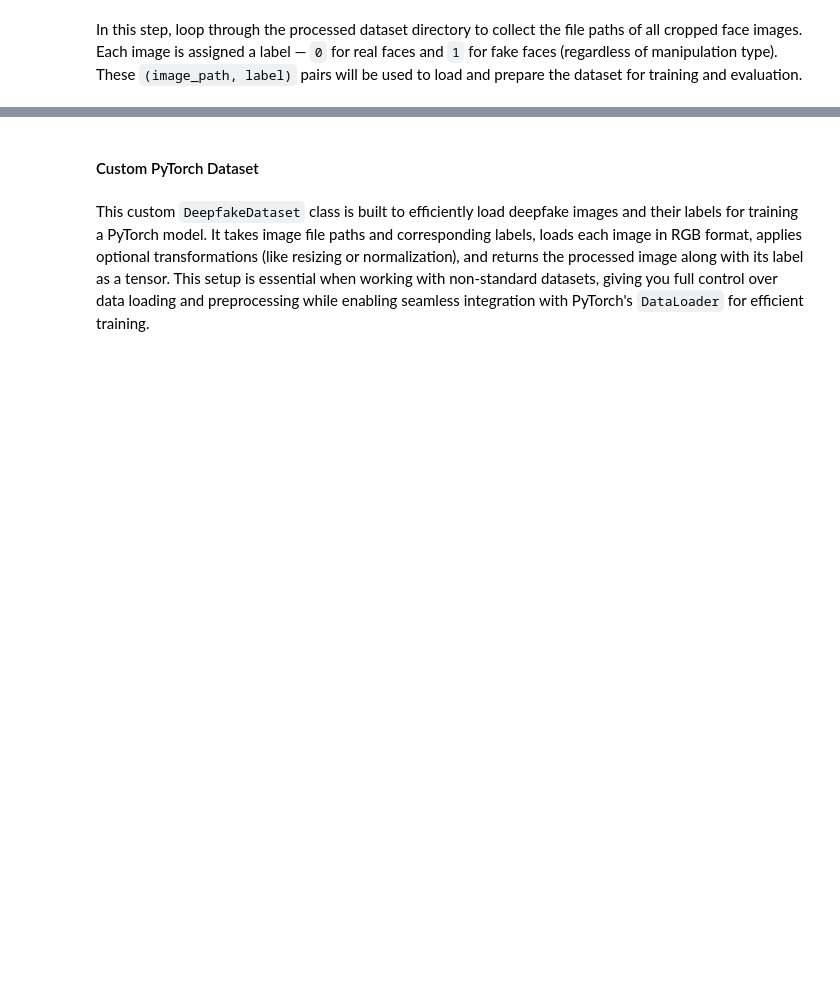
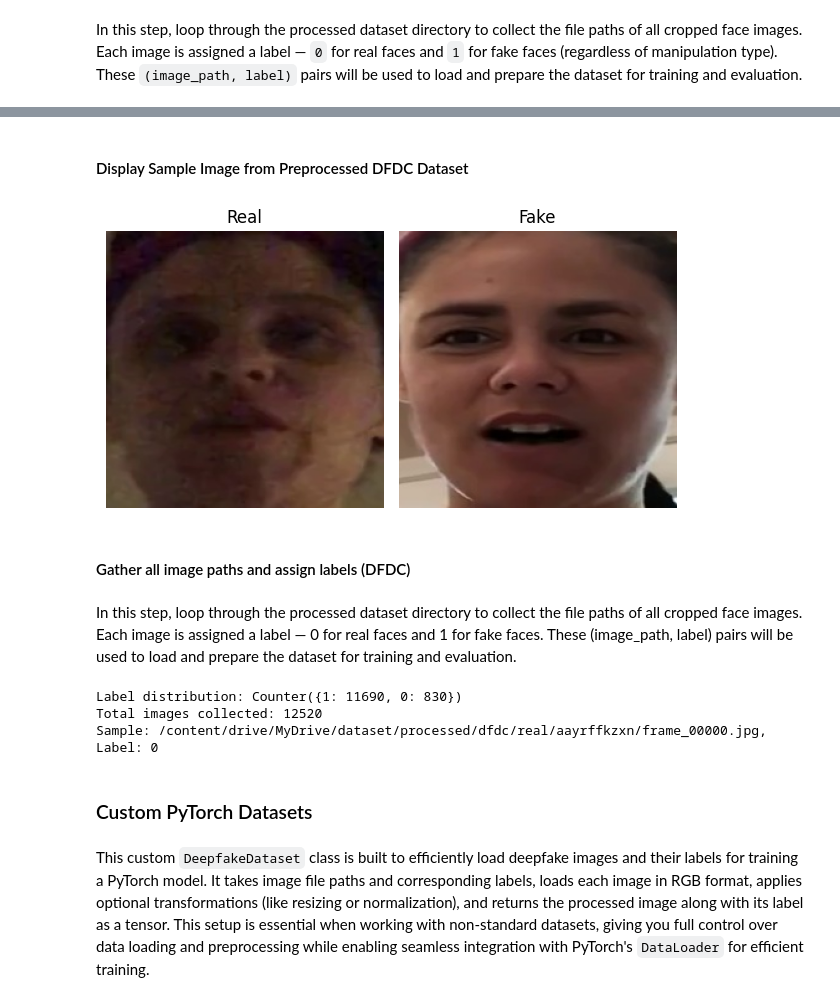
Before and after one commit to h-razu/deepfake-detection, a Jupyter notebook: deepfake_detection_notebook.ipynb, the cells around one changed output, grey strips where cells are left out. Saved outputs shown, nothing was run; the diff lists cells and outputs as text; code cells hidden in the pictures; blank space fills up the shorter version.

```diff
--- a/deepfake_detection_notebook.ipynb
+++ b/deepfake_detection_notebook.ipynb
@@ -837,0 +1036,60 @@ Image.open(image_paths[1])
+# %% [markdown]
+#### Display Sample Image from Preprocessed DFDC Dataset
+# %%
+import os
+import cv2
+import matplotlib.pyplot as plt
+from pathlib import Path
+
+def get_one_image_from_each_video(folder):
+    """Get the first available frame from each video directory."""
+    video_dirs = sorted(Path(folder).glob("*"))
+    for video_dir in video_dirs:
+        if video_dir.is_dir():
+            frames = sorted(video_dir.glob("*.jpg"))
+            if frames:
+                return str(frames[0])
+    return None
+
+def display_dfdc_real_vs_fake(base_dir):
+    images = []
+
+    # One real image
+    real_image_path = get_one_image_from_each_video(os.path.join(base_dir, 'real'))
+    if real_image_path:
+        images.append(('Real', real_image_path))
+    else:
+        print("[!] No real images found.")
+
+    # One fake image
+    fake_image_path = get_one_image_from_each_video(os.path.join(base_dir, 'fake'))
+    if fake_image_path:
+        images.append(('Fake', fake_image_path))
+    else:
+        print("[!] No fake images found.")
+
+    # Plot images
+    if images:
+        plt.figure(figsize=(len(images) * 3, 4))
+        for i, (label, img_path) in enumerate(images):
+            img = cv2.imread(img_path)
+            img = cv2.cvtColor(img, cv2.COLOR_BGR2RGB)
+            plt.subplot(1, len(images), i + 1)
+            plt.imshow(img)
+            plt.title(label)
+            plt.axis('off')
+
+        plt.tight_layout()
+        plt.show()
+    else:
+        print("[!] No images to display.")
+
+# Example usage
+dfdc_base_dir = "/content/drive/MyDrive/dataset/processed/dfdc"
+display_dfdc_real_vs_fake(dfdc_base_dir)
+# %% [output]
+[figure, added]
+# %% [markdown]
+#### Gather all image paths and assign labels (DFDC)
+# %% [markdown]
+In this step, loop through the processed dataset directory to collect the file paths of all cropped face images. Each image is assigned a label — 0 for real faces and 1 for fake faces. These (image_path, label) pairs will be used to load and prepare the dataset for training and evaluation.
@@ -838,5 +1118,19 @@ Image.open(image_paths[1])
+# %%
+from collections import Counter
+
+dfdc_base_dir = "/content/drive/MyDrive/dataset/processed/dfdc"
+dfdc_image_paths, dfdc_labels = gather_dfdc_image_paths_and_labels(dfdc_base_dir)
+
+print("Label distribution:", Counter(dfdc_labels))
+
+print(f"Total images collected: {len(dfdc_image_paths)}")
+print(f"Sample: {dfdc_image_paths[0]}, Label: {dfdc_labels[0]}")
+# %% [output]
+Label distribution: Counter({1: 11690, 0: 830})
+Total images collected: 12520
+Sample: /content/drive/MyDrive/dataset/processed/dfdc/real/aayrffkzxn/frame_00000.jpg, Label: 0
 # %% [markdown]
-#### Custom PyTorch Dataset
+### Custom PyTorch Datasets
 # %% [markdown]
 This custom `DeepfakeDataset` class is built to efficiently load deepfake images and their labels for training a PyTorch model. It takes image file paths and corresponding labels, loads each image in RGB format, applies optional transformations (like resizing or normalization), and returns the processed image along with its label as a tensor. This setup is essential when working with non-standard datasets, giving you full control over data loading and preprocessing while enabling seamless integration with PyTorch's `DataLoader` for efficient training.
 # %%
```
Also changed, not shown: parts of 118 cells of this notebook.
